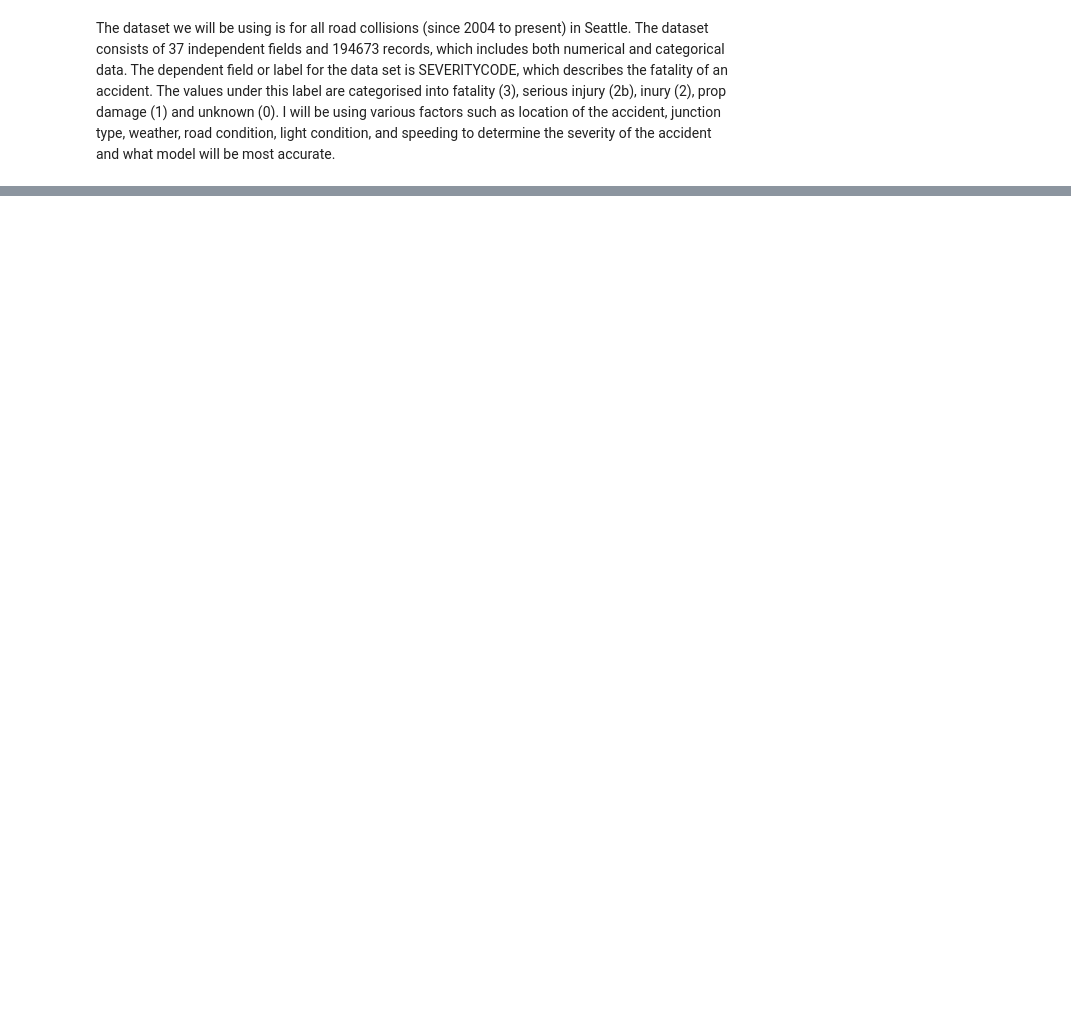
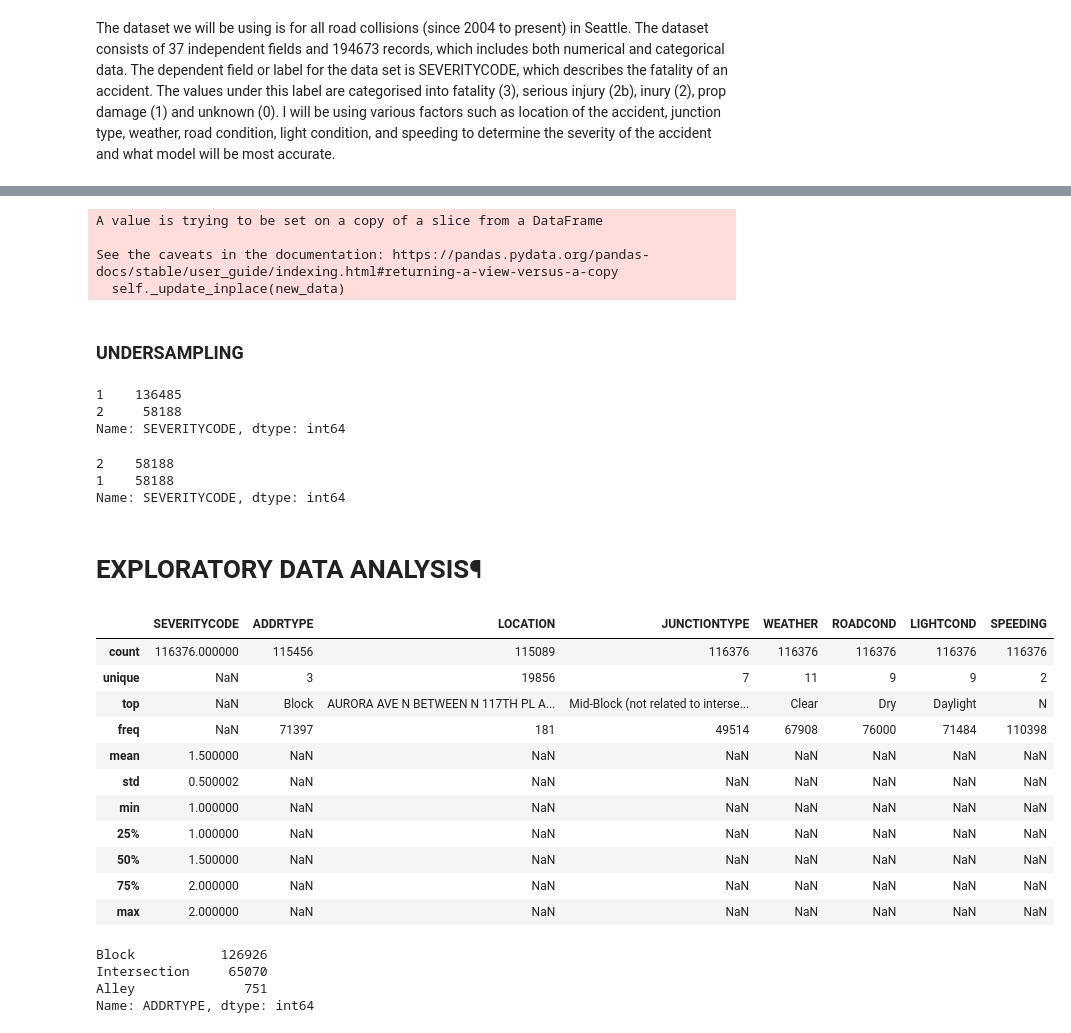
Before and after one commit to tim54645/Car-Accident-Capstone, a Jupyter notebook: Data Science Week 1.ipynb, the cells around one changed output, grey strips where cells are left out. Cells and saved outputs as stored; diff of their text form; code cells hidden in the pictures; blank space fills up the shorter version.

```diff
--- a/Data Science Week 1.ipynb
+++ b/Data Science Week 1.ipynb
@@ -8,0 +116,56 @@ The  dataset we will be using is for all road collisions (since 2004 to present)
+# %%
+df_ad['LIGHTCOND'].replace(np.nan,'Unknown', inplace=True)
+df_ad['JUNCTIONTYPE'].replace(np.nan,'Unknown', inplace=True)
+df_ad['WEATHER'].replace(np.nan,'Unknown', inplace=True)
+df_ad['ROADCOND'].replace(np.nan,'Unknown', inplace=True)
+# %% [output]
+A value is trying to be set on a copy of a slice from a DataFrame
+
+See the caveats in the documentation: https://pandas.pydata.org/pandas-docs/stable/user_guide/indexing.html#returning-a-view-versus-a-copy
+  self._update_inplace(new_data)
+# %% [markdown]
+### UNDERSAMPLING
+# %%
+df_ad["SEVERITYCODE"].value_counts()
+# %% [output]
+1    136485
+2     58188
+Name: SEVERITYCODE, dtype: int64
+# %%
+target="SEVERITYCODE"
+minority_class_len = len(df_ad[df_ad[target] ==2])
+majority_class_indices = df_ad[df_ad[target] ==1].index
+random_majority_indices = np.random.choice(majority_class_indices,minority_class_len, replace = False)
+minority_class_indices = df_ad[df_ad[target] ==2].index
+
+under_sample_indices = np.concatenate([minority_class_indices, random_majority_indices])
+df_ad = df_ad.loc[under_sample_indices]
+df_ad["SEVERITYCODE"].value_counts()
+# %% [output]
+2    58188
+1    58188
+Name: SEVERITYCODE, dtype: int64
+# %% [markdown]
+# EXPLORATORY DATA ANALYSIS¶
+# %%
+df_ad.describe(include="all")
+# %% [output]
+|  | SEVERITYCODE | ADDRTYPE | LOCATION | JUNCTIONTYPE | WEATHER | ROADCOND | LIGHTCOND | SPEEDING |
+| count | 116376.000000 | 115456 | 115089 | 116376 | 116376 | 116376 | 116376 | 116376 |
+| unique | NaN | 3 | 19856 | 7 | 11 | 9 | 9 | 2 |
+| top | NaN | Block | AURORA AVE N BETWEEN N 117TH PL A... | Mid-Block (not related to interse... | Clear | Dry | Daylight | N |
+| freq | NaN | 71397 | 181 | 49514 | 67908 | 76000 | 71484 | 110398 |
+| mean | 1.500000 | NaN | NaN | NaN | NaN | NaN | NaN | NaN |
+| std | 0.500002 | NaN | NaN | NaN | NaN | NaN | NaN | NaN |
+| min | 1.000000 | NaN | NaN | NaN | NaN | NaN | NaN | NaN |
+| 25% | 1.000000 | NaN | NaN | NaN | NaN | NaN | NaN | NaN |
+| 50% | 1.500000 | NaN | NaN | NaN | NaN | NaN | NaN | NaN |
+| 75% | 2.000000 | NaN | NaN | NaN | NaN | NaN | NaN | NaN |
+| max | 2.000000 | NaN | NaN | NaN | NaN | NaN | NaN | NaN |
+# %%
+df["ADDRTYPE"].value_counts()
+# %% [output]
+Block           126926
+Intersection     65070
+Alley              751
+Name: ADDRTYPE, dtype: int64
```
Also changed, not shown: parts of 16 cells of this notebook.
